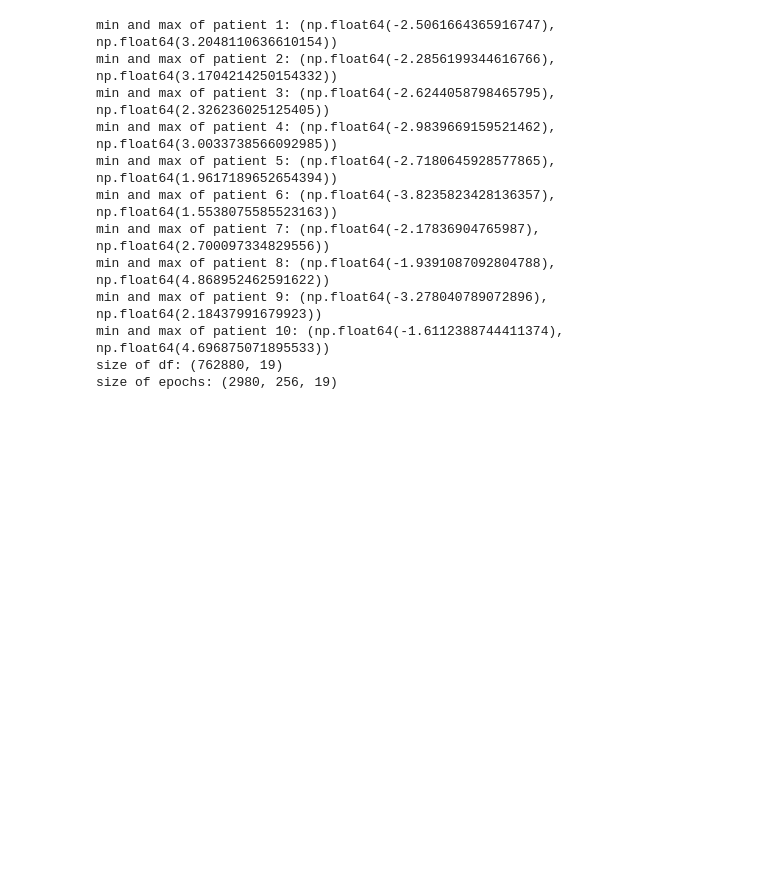
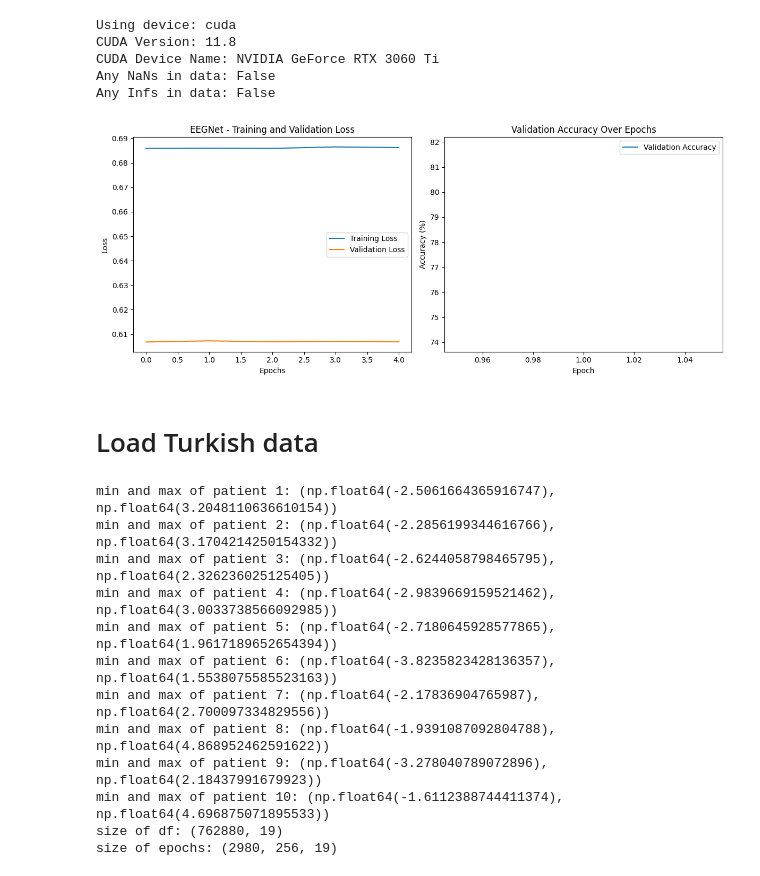
Before and after one commit to armecirkelen4/EEG-annotation, a Jupyter notebook: EEGNet-PyTorch.ipynb, the cells around one changed output. Saved outputs shown, nothing was run; the diff lists cells and outputs as text; code cells hidden in the pictures; blank space fills up the shorter version.

```diff
--- a/EEGNet-PyTorch.ipynb
+++ b/EEGNet-PyTorch.ipynb
@@ -20,0 +25,17 @@ from sklearn.preprocessing import StandardScaler
+# %%
+import pickle
+
+dir = "E:/ChristianMusaeus/Data/Eyes_closed_marked"
+# with open(f"{dir}/df_EOandEC_norm.pkl", "rb") as f:
+#     data = pickle.load(f)
+
+# load df_EOandEC_norm.csv
+data = pd.read_csv(f"{dir}/df_EOandEC_norm.csv")
+
+
+print(data.shape)
+
+
+epochs = data.iloc[:, :-2].values
+labels = data.iloc[:, -2].values
+patient_ids = data.iloc[:, -1].values
@@ -21,3 +381,54 @@ from sklearn.preprocessing import StandardScaler
+# %%
+import torch
+
+device = torch.device("cuda" if torch.cuda.is_available() else "cpu")
+print(f"Using device: {device}")
+
+if torch.cuda.is_available():
+    print(f"CUDA Version: {torch.version.cuda}")
+    print(f"CUDA Device Name: {torch.cuda.get_device_name(0)}")
+else:
+    print("CUDA is not available. Please check your installation.")
+
+    import numpy as np
+
+print(f"Any NaNs in data: {np.isnan(epochs).any()}")
+print(f"Any Infs in data: {np.isinf(epochs).any()}")
+# %% [output]
+Using device: cuda
+CUDA Version: 11.8
+CUDA Device Name: NVIDIA GeForce RTX 3060 Ti
+Any NaNs in data: False
+Any Infs in data: False
+# %%
+# PLOTTING
+import matplotlib.pyplot as plt
+
+plt.figure(figsize=(12, 5))
+
+# Plot Loss
+plt.subplot(1, 2, 1)
+plt.plot(train_loss_history, label='Training Loss')
+plt.plot(val_loss_history, label='Validation Loss')
+plt.title('EEGNet - Training and Validation Loss')
+plt.xlabel('Epochs')
+plt.ylabel('Loss')
+plt.legend()
+
+# Plot Accuracy
+plt.subplot(1, 2, 2)
+plt.plot(range(1, len(accuracies)+1), accuracies, label='Validation Accuracy')  # Adjust accordingly
+plt.xlabel('Epoch')
+plt.ylabel('Accuracy (%)')
+plt.title('Validation Accuracy Over Epochs')
+plt.legend()
+
+plt.tight_layout()
+plt.show()
+# %% [output]
+[figure, added]
+# %% [markdown]
+# Load Turkish data
 # %%
 # load the dataframe from the pickle file
 import pickle
```
Also changed, not shown: parts of 25 cells of this notebook.
